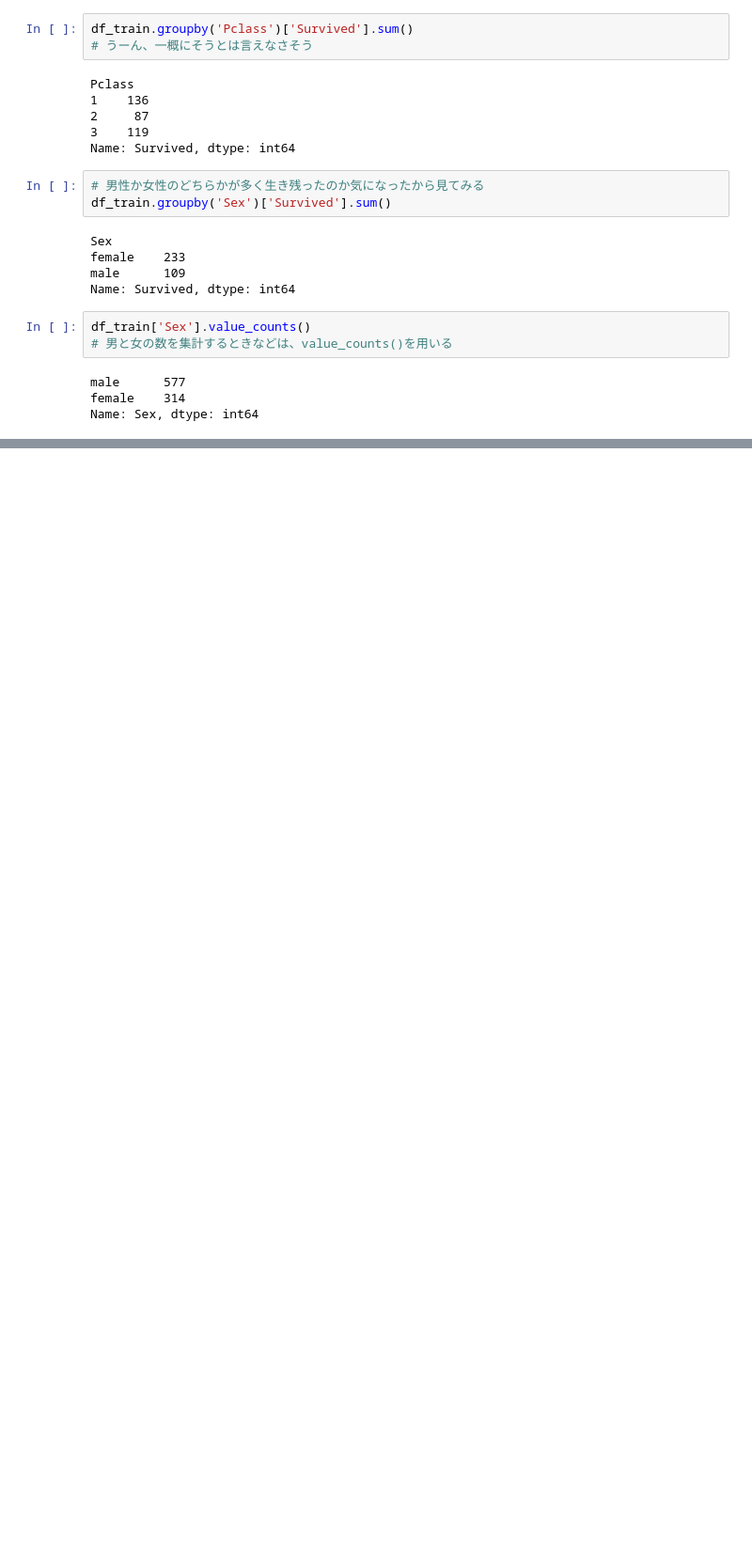
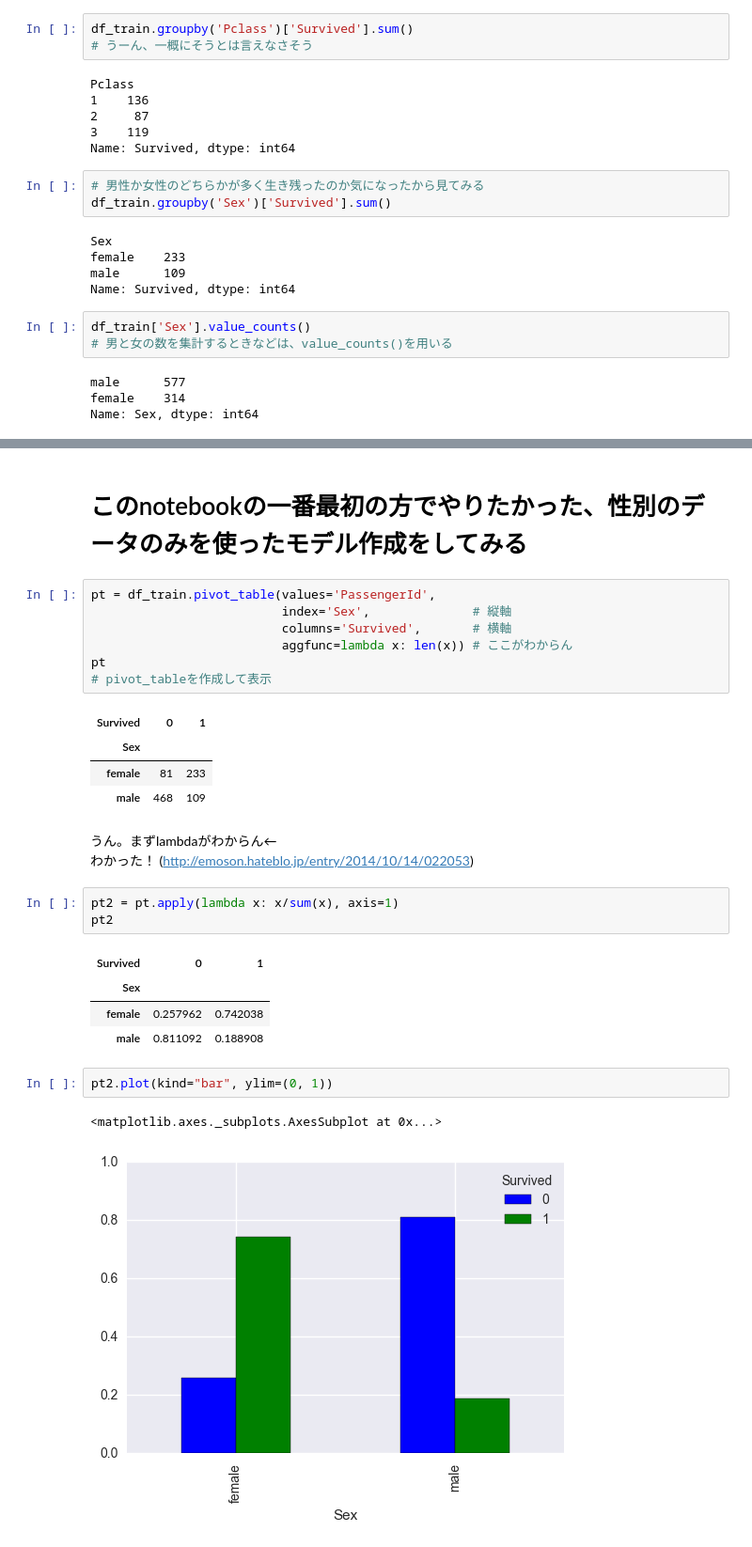
Before and after one commit to NakanishiTetsuhiro/Titanic_Machine_Learning_from_Disaster, a Jupyter notebook: workspace.ipynb, the cells around one changed output, grey strips where cells are left out. Shown at 94% size. Drawn from its saved outputs; the diff is of its cells as text; blank space fills up the shorter version.

```diff
--- a/workspace.ipynb
+++ b/workspace.ipynb
@@ -236,0 +264,30 @@ Name: Sex, dtype: int64
+# %% [markdown]
+# このnotebookの一番最初の方でやりたかった、性別のデータのみを使ったモデル作成をしてみる
+# %%
+pt = df_train.pivot_table(values='PassengerId',
+                          index='Sex',              # 縦軸
+                          columns='Survived',       # 横軸
+                          aggfunc=lambda x: len(x)) # ここがわからん
+pt
+# pivot_tableを作成して表示
+# %% [output]
+| Survived | 0 | 1 |
+| Sex |  |  |
+| female | 81 | 233 |
+| male | 468 | 109 |
+# %% [markdown]
+うん。まずlambdaがわからん←
+わかった！ (http://emoson.hateblo.jp/entry/2014/10/14/022053)
+# %%
+pt2 = pt.apply(lambda x: x/sum(x), axis=1)
+pt2
+# %% [output]
+| Survived | 0 | 1 |
+| Sex |  |  |
+| female | 0.257962 | 0.742038 |
+| male | 0.811092 | 0.188908 |
+# %%
+pt2.plot(kind="bar", ylim=(0, 1))
+# %% [output]
+<matplotlib.axes._subplots.AxesSubplot at 0x...>
+[figure, added]
```
Also changed, not shown: parts of 15 cells of this notebook, 1 other file.
